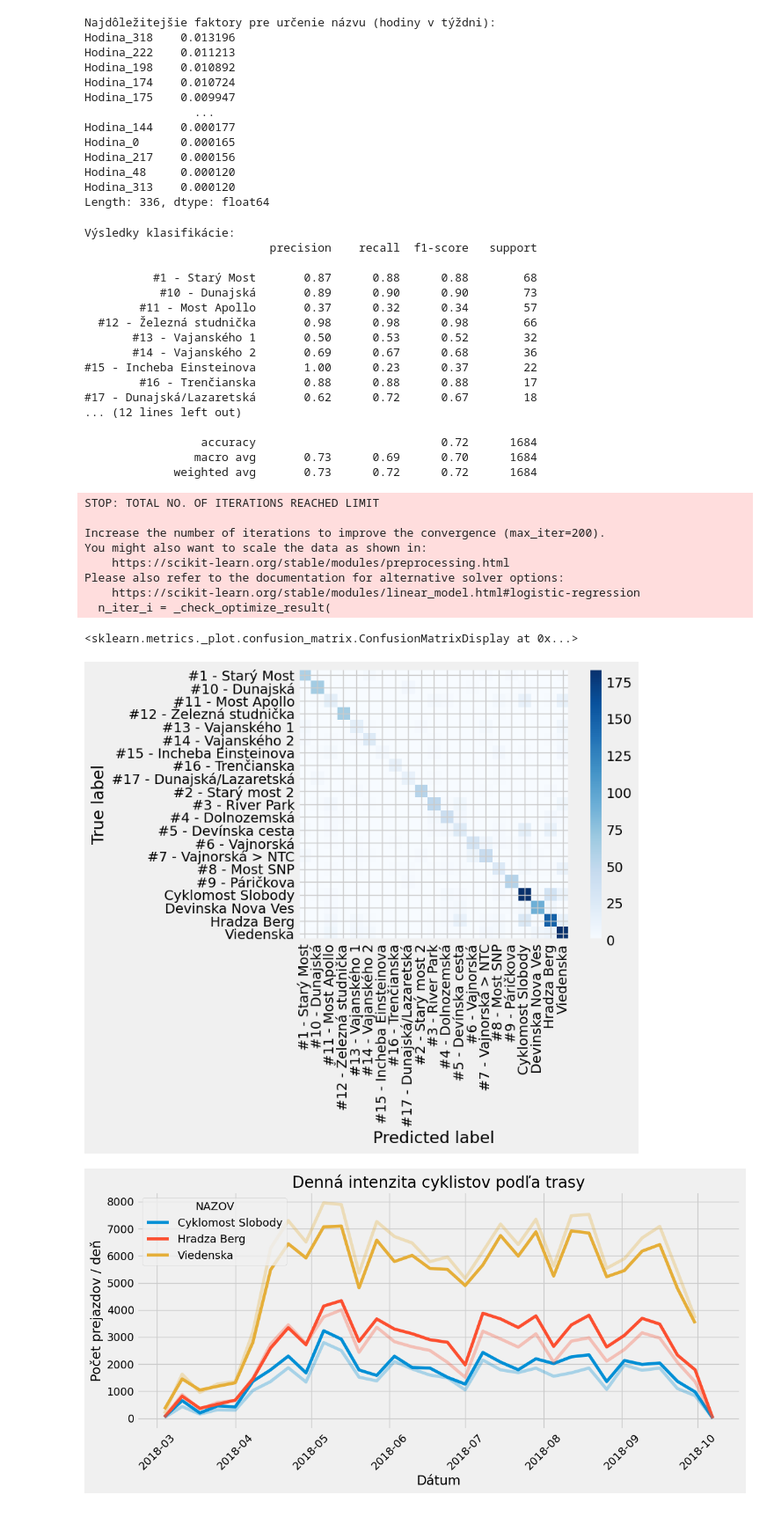
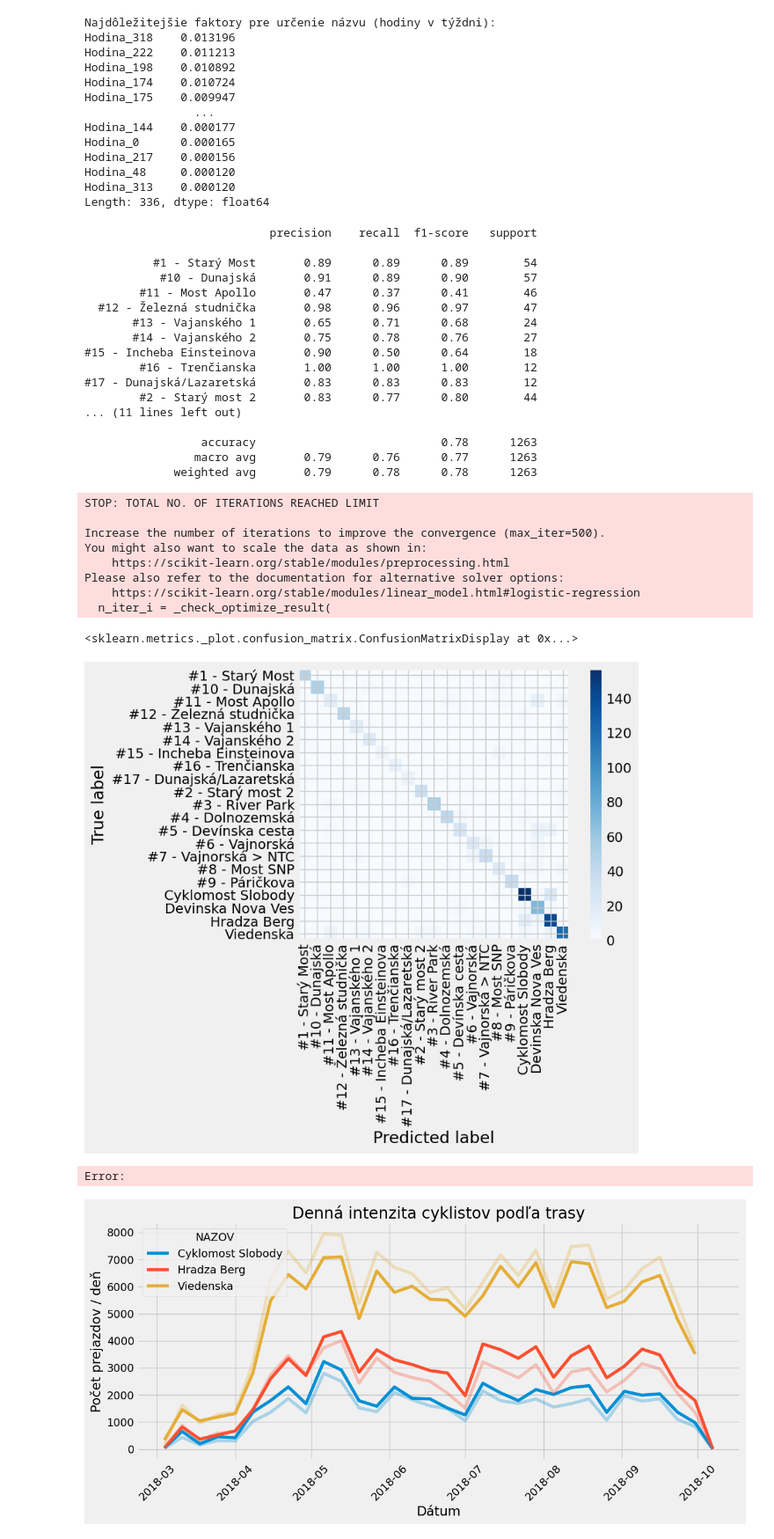
Before and after one commit to sugy-w/PRIDAV-JPD, a Jupyter notebook: Routes Classifier/classifier.ipynb, the cells around one changed output. Shown at 88% size. Cells and saved outputs as stored; diff of their text form; code cells hidden in the pictures.

```diff
--- a/Routes Classifier/classifier.ipynb
+++ b/Routes Classifier/classifier.ipynb
@@ -180,40 +181,47 @@ Hodina_48     0.000120
 Hodina_313    0.000120
 Length: 336, dtype: float64
 # %%
-model = LGR(solver='lbfgs', max_iter=200)
+model  = Pipeline([
+    ('scaler', StandardScaler()),
+    ('pca', PCA(n_components=0.92)),
+    ('LGR', LGR(solver='lbfgs', max_iter=500))
+])
+
+
 model.fit(X_train, y_train)
 y_pred = model.predict(X_test)
-print("\nVýsledky klasifikácie:")
+
 print(CR(y_test, y_pred))
 ConfusionMatrixDisplay.from_estimator(model, X_test, y_test, cmap='Blues', xticks_rotation='vertical', include_values=False)
 # %% [output]
-Výsledky klasifikácie:
                            precision    recall  f1-score   support
 
-          #1 - Starý Most       0.87      0.88      0.88        68
-           #10 - Dunajská       0.89      0.90      0.90        73
-        #11 - Most Apollo       0.37      0.32      0.34        57
-  #12 - Železná studnička       0.98      0.98      0.98        66
-       #13 - Vajanského 1       0.50      0.53      0.52        32
-       #14 - Vajanského 2       0.69      0.67      0.68        36
-#15 - Incheba Einsteinova       1.00      0.23      0.37        22
-        #16 - Trenčianska       0.88      0.88      0.88        17
-#17 - Dunajská/Lazaretská       0.62      0.72      0.67        18
-... (12 lines left out)
+          #1 - Starý Most       0.89      0.89      0.89        54
+           #10 - Dunajská       0.91      0.89      0.90        57
+        #11 - Most Apollo       0.47      0.37      0.41        46
+  #12 - Železná studnička       0.98      0.96      0.97        47
+       #13 - Vajanského 1       0.65      0.71      0.68        24
+       #14 - Vajanského 2       0.75      0.78      0.76        27
+#15 - Incheba Einsteinova       0.90      0.50      0.64        18
+        #16 - Trenčianska       1.00      1.00      1.00        12
+#17 - Dunajská/Lazaretská       0.83      0.83      0.83        12
+        #2 - Starý most 2       0.83      0.77      0.80        44
+... (11 lines left out)
 
-                 accuracy                           0.72      1684
-                macro avg       0.73      0.69      0.70      1684
-             weighted avg       0.73      0.72      0.72      1684
+                 accuracy                           0.78      1263
+                macro avg       0.79      0.76      0.77      1263
+             weighted avg       0.79      0.78      0.78      1263
 STOP: TOTAL NO. OF ITERATIONS REACHED LIMIT
 
-Increase the number of iterations to improve the convergence (max_iter=200).
+Increase the number of iterations to improve the convergence (max_iter=500).
 You might also want to scale the data as shown in:
     https://scikit-learn.org/stable/modules/preprocessing.html
 Please also refer to the documentation for alternative solver options:
     https://scikit-learn.org/stable/modules/linear_model.html#logistic-regression
   n_iter_i = _check_optimize_result(
 <sklearn.metrics._plot.confusion_matrix.ConfusionMatrixDisplay at 0x...>
-[figure, old version]
+[figure, new version]
+Error:
 # %%
 do_2024 = cycling_data[('2018-03-01' <= cycling_data["datum_a_cas"]) & (cycling_data["datum_a_cas"] <= '2018-10-01')]
 df_daily = do_2024.set_index('datum_a_cas').groupby(['NAZOV', pd.Grouper(freq='W')])[['POCET_DO', 'POCET_Z']].sum().reset_index()
```
Also changed, not shown: parts of 4 cells of this notebook, 3 other files.
